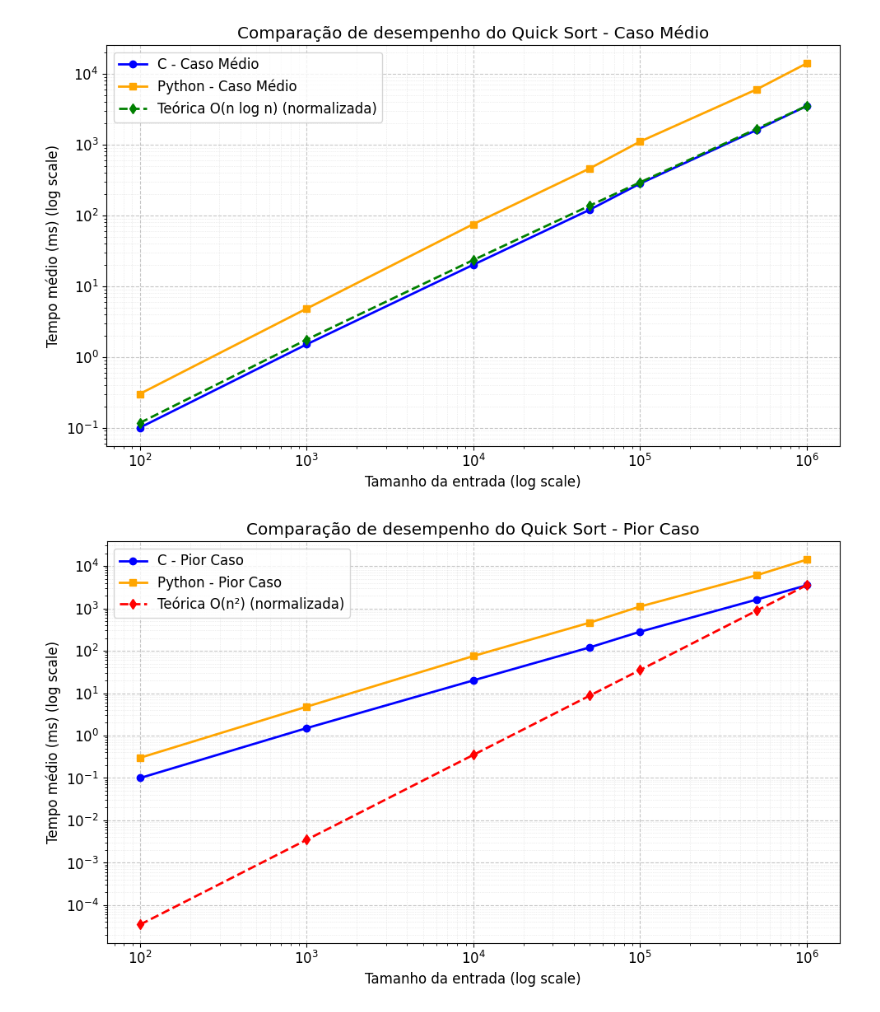
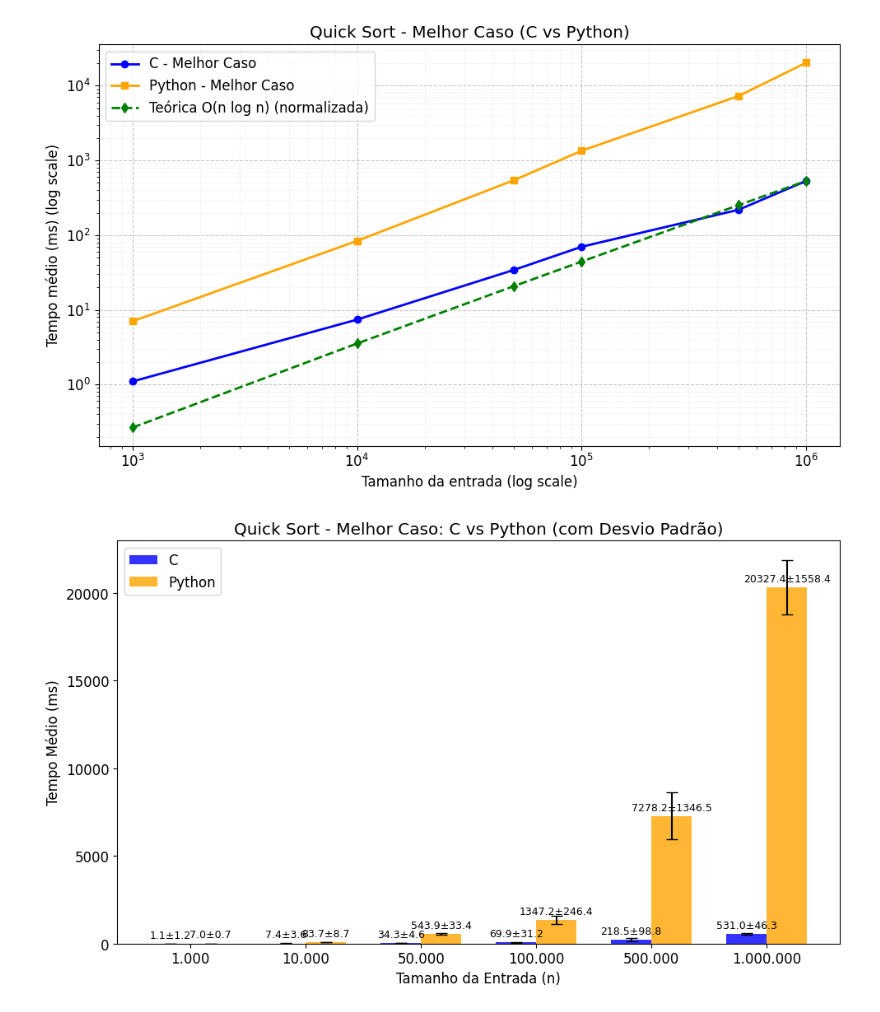
Before and after one commit to Leonardo-Mello22/Projeto-Teoria, a Jupyter notebook: Graficos.ipynb, the cells around one changed output. Cells and saved outputs as stored; diff of their text form; code cells hidden in the pictures.

```diff
--- a/Graficos.ipynb
+++ b/Graficos.ipynb
@@ -4,29 +4,25 @@
 import matplotlib.pyplot as plt
 import numpy as np
 
-# Dados para linhas
-tamanhos = np.array([100, 1000, 10000, 50000, 100000, 500000, 1000000])
-tempo_c = np.array([0.10, 1.5, 20, 120, 280, 1600, 3500])     # ms
-tempo_py = np.array([0.3, 4.8, 75, 460, 1100, 6000, 14000])   # ms
+# Novos dados (sem tamanho 100)
+tamanhos = np.array([1000, 10000, 50000, 100000, 500000, 1000000])
+tempo_c = np.array([1.1000, 7.4000, 34.2667, 69.8667, 218.5000, 531.0333])
+tempo_py = np.array([7.0243, 83.7290, 543.8595, 1347.2127, 7278.2320, 20327.3652])
+
+# Desvios padrão
+desvio_c = [1.1847, 3.6065, 4.5708, 31.1987, 98.7839, 46.2918]
+desvio_py = [0.6898, 8.6777, 33.4433, 246.4106, 1346.5073, 1558.3571]
 
 # Curva teórica O(n log n) (normalizada)
 complexidade_onlogn = tamanhos * np.log2(tamanhos)
 complexidade_onlogn = complexidade_onlogn / complexidade_onlogn[-1] * tempo_c[-1]
 
-# Curva teórica O(n^2) (normalizada)
-complexidade_on2 = tamanhos**2
-complexidade_on2 = complexidade_on2 / complexidade_on2[-1] * tempo_c[-1]
+# Rótulos de tamanhos para gráfico de barras
+tamanhos_col = ['1.000', '10.000', '50.000', '100.000', '500.000', '1.000.000']
+tempo_c_col = tempo_c
+tempo_py_col = tempo_py
 
-# Dados para gráfico de colunas (7 tamanhos)
-tamanhos_col = ['100', '1.000', '10.000', '50.000', '100.000', '500.000', '1.000.000']
-tempo_c_col = [0.10, 1.5, 20, 120, 280, 1600, 3500]
-tempo_py_col = [0.3, 4.8, 75, 460, 1100, 6000, 14000]
-
-# Desvios padrão simulados (substitua pelos seus valores reais, se tiver)
-desvio_c = [0.01, 0.05, 0.4, 1.2, 3.0, 10.5, 25.0]
-desvio_py = [0.05, 0.2, 1.5, 4.5, 12.0, 50.0, 150.0]
-
-# Função auxiliar
+# Função auxiliar para log
 def formatar_eixo_log(ax):
     from matplotlib.ticker import LogLocator
     ax.xaxis.set_major_locator(LogLocator(base=10.0, numticks=10))
@@ -38,69 +34,53 @@ def formatar_eixo_log(ax):
 
 plt.rcParams.update({'font.size': 12})
 
-# Gráfico 1 - Caso Médio (linhas)
+# Gráfico 1 - Melhor Caso (linhas log-log)
 fig, ax = plt.subplots(figsize=(10,6))
-ax.plot(tamanhos, tempo_c, 'o-', color='blue', label="C - Caso Médio", linewidth=2, markersize=6)
-ax.plot(tamanhos, tempo_py, 's-', color='orange', label="Python - Caso Médio", linewidth=2, markersize=6)
+ax.plot(tamanhos, tempo_c, 'o-', color='blue', label="C - Melhor Caso", linewidth=2, markersize=6)
+ax.plot(tamanhos, tempo_py, 's-', color='orange', label="Python - Melhor Caso", linewidth=2, markersize=6)
 ax.plot(tamanhos, complexidade_onlogn, 'd--', color='green', label="Teórica O(n log n) (normalizada)", linewidth=2, markersize=6)
 
 ax.set_xscale('log')
 ax.set_yscale('log')
 ax.set_xlabel("Tamanho da entrada (log scale)")
 ax.set_ylabel("Tempo médio (ms) (log scale)")
-ax.set_title("Comparação de desempenho do Quick Sort - Caso Médio")
+ax.set_title("Quick Sort - Melhor Caso (C vs Python)")
 ax.legend()
 formatar_eixo_log(ax)
 plt.tight_layout()
 plt.show()
 
-# Gráfico 2 - Pior Caso (linhas)
-fig, ax = plt.subplots(figsize=(10,6))
-ax.plot(tamanhos, tempo_c, 'o-', color='blue', label="C - Pior Caso", linewidth=2, markersize=6)
-ax.plot(tamanhos, tempo_py, 's-', color='orange', label="Python - Pior Caso", linewidth=2, markersize=6)
-ax.plot(tamanhos, complexidade_on2, 'd--', color='red', label="Teórica O(n²) (normalizada)", linewidth=2, markersize=6)
-
-ax.set_xscale('log')
-ax.set_yscale('log')
-ax.set_xlabel("Tamanho da entrada (log scale)")
-ax.set_ylabel("Tempo médio (ms) (log scale)")
-ax.set_title("Comparação de desempenho do Quick Sort - Pior Caso")
-ax.legend()
-formatar_eixo_log(ax)
-plt.tight_layout()
-plt.show()
-
-# Gráfico 3 - Comparação em colunas com desvio padrão
+# Gráfico 2 - Barras com desvio padrão (melhor caso)
 x = np.arange(len(tamanhos_col))
 largura = 0.35
 
 fig, ax = plt.subplots(figsize=(10,6))
 barras_c = ax.bar(x - largura/2, tempo_c_col, largura, yerr=desvio_c, capsize=5,
                   label='C', color='blue', alpha=0.8)
 barras_py = ax.bar(x + largura/2, tempo_py_col, largura, yerr=desvio_py, capsize=5,
                    label='Python', color='orange', alpha=0.8)
 
 ax.set_xlabel('Tamanho da Entrada (n)')
 ax.set_ylabel('Tempo Médio (ms)')
-ax.set_title('Comparação do Tempo Médio do Quick Sort: C vs Python (com Desvio Padrão)')
+ax.set_title('Quick Sort - Melhor Caso: C vs Python (com Desvio Padrão)')
 ax.set_xticks(x)
 ax.set_xticklabels(tamanhos_col)
 ax.legend()
 
 # Adiciona valores acima das barras com desvio
 def adicionar_valores(barras, desvios):
     for barra, desvio in zip(barras, desvios):
         altura = barra.get_height()
         ax.annotate(f'{altura:.1f}±{desvio:.1f}',
                     xy=(barra.get_x() + barra.get_width() / 2, altura),
                     xytext=(0,3), textcoords='offset points',
                     ha='center', va='bottom', fontsize=9)
 
 adicionar_valores(barras_c, desvio_c)
 adicionar_valores(barras_py, desvio_py)
 
 plt.tight_layout()
 plt.show()
 # %% [output]
-[figure, old version]
+[figure, new version]
-[figure, old version]
+[figure, new version]
```
Also changed, not shown: parts of 1 cell of this notebook.
